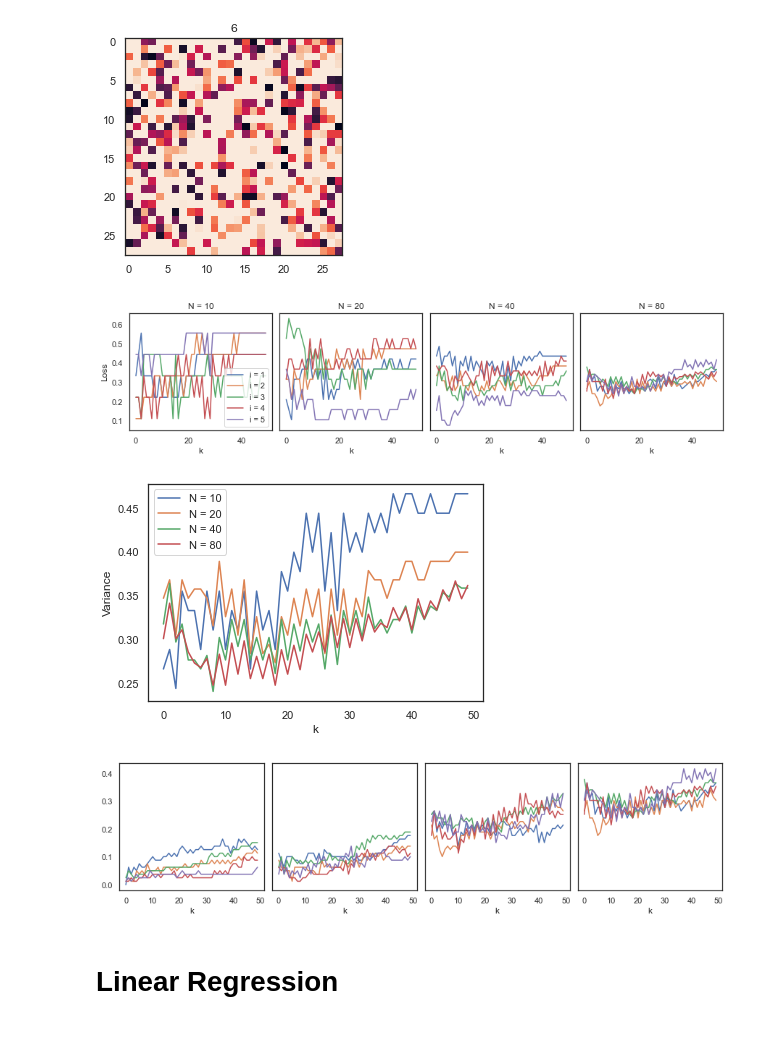
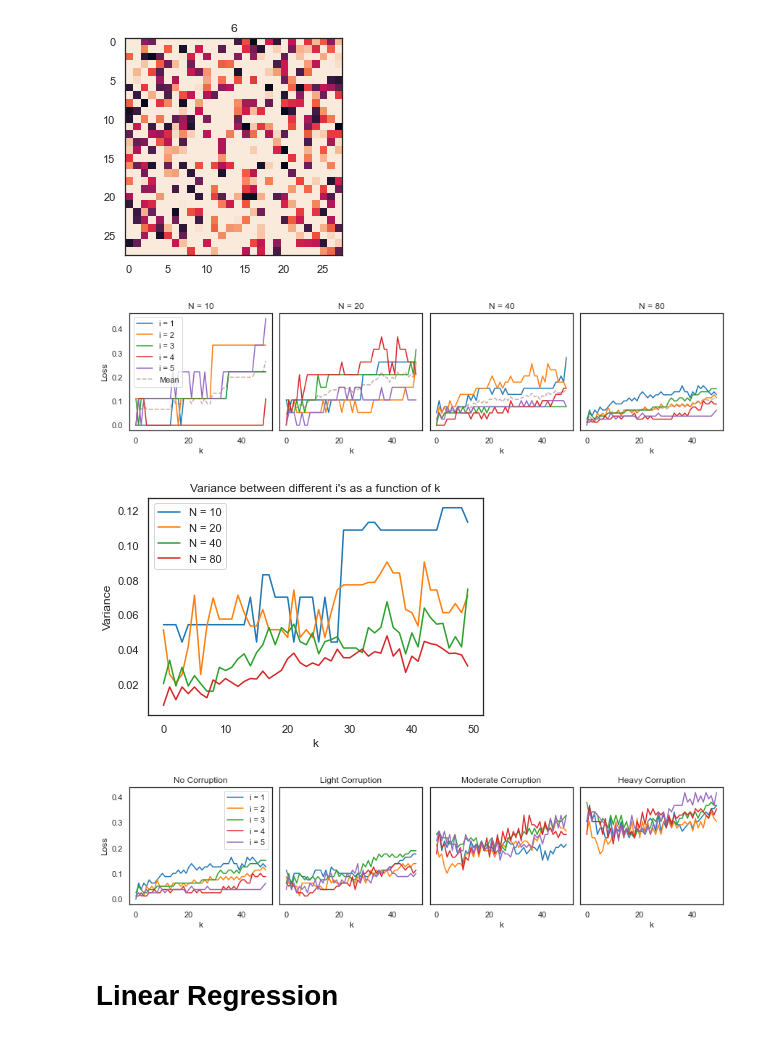
Before and after one commit to JakobSchauser/MLandData, a Jupyter notebook: MachineLearningA/Home Assigment 1/Home Assignment 1.ipynb, the cells around one changed output. Drawn from its saved outputs; the diff is of its cells as text; code cells hidden in the pictures.

```diff
--- a/MachineLearningA/Home Assigment 1/Home Assignment 1.ipynb
+++ b/MachineLearningA/Home Assigment 1/Home Assignment 1.ipynb
@@ -67,44 +69,49 @@ def loss_n(n):
 # %%
 fig, axs = plt.subplots(1,4,figsize = (12,3),constrained_layout = 1,sharey=True)
 
 axs[0].set_ylabel("Loss")
-means = []
+stds = []
 
 Ns = [10,20,40,80]
 for ind in range(len(Ns)):
     n = Ns[ind]
 
     ls = []
     for i in range(1,6):
         losses = array([loss_n(k) for k in range(100 + i*n + 1, 100 + (i+1)*n)])
         losses = np.mean(losses,axis = 0)
         ls.append(losses)
         axs[ind].plot(losses,label = f"i = {i}")
-    means.append(np.mean(ls,axis = 0))
+    stds.append(np.std(ls,axis = 0))
+    axs[ind].plot(np.mean(ls,axis = 0),"--",label = "Mean",alpha=0.5)
     axs[ind].set_title(f"N = {n}")
     axs[ind].set_xlabel("k")
 
 axs[0].legend()
 
 plt.show()
-for i, m in enumerate(means):
+for i, m in enumerate(stds):
     plt.plot(m,label = f"N = {Ns[i]}")
 
 plt.xlabel("k")
 plt.ylabel("Variance")
-
+plt.title("Variance between different i's as a function of k")
 plt.legend()
 plt.show()
 # %% [output]
-[figure, old version]
+[figure, new version]
-[figure, old version]
+[figure, new version]
 # %%
 def make_plot(ax):
     n = 80
+    ls = []
     for i in range(1,6):
         losses = array([loss_n(k) for k in range(100 + i*n + 1, 100 + (i+1)*n)])
         losses = np.mean(losses,axis = 0)
-        ax.plot(losses,label = f"i = {i}")
+        ls.append(losses)
+        ax.plot(losses,label = f"i = {i}",alpha = 2*0.5)
+
+#     ax.plot(np.mean(ls,axis=0),'--',label="mean",alpha=0.5)
     ax.set_xlabel("k")
 
 fig, axs = plt.subplots(1,4,figsize = (12,3),constrained_layout = 1,sharey=True)
@@ -114,19 +121,24 @@ fig, axs = plt.subplots(1,4,figsize = (12,3),constrained_layout = 1,sharey=True)
 dat = dat_clean
 make_plot(axs[0])
 axs[0].set_ylabel("Loss")
+axs[0].set_title("No Corruption")
+axs[0].legend()
+
 
 dat = dat_light
 make_plot(axs[1])
+axs[1].set_title("Light Corruption")
 
 dat = dat_medium
 make_plot(axs[2])
+axs[2].set_title("Moderate Corruption")
 
 dat = dat_heavy
 make_plot(axs[3])
-
+axs[3].set_title("Heavy Corruption")
 
 plt.show()
 # %% [output]
-[figure, old version]
+[figure, new version]
 # %% [markdown]
 # Linear Regression
```
Also changed, not shown: parts of 5 cells of this notebook, 4 other files.
